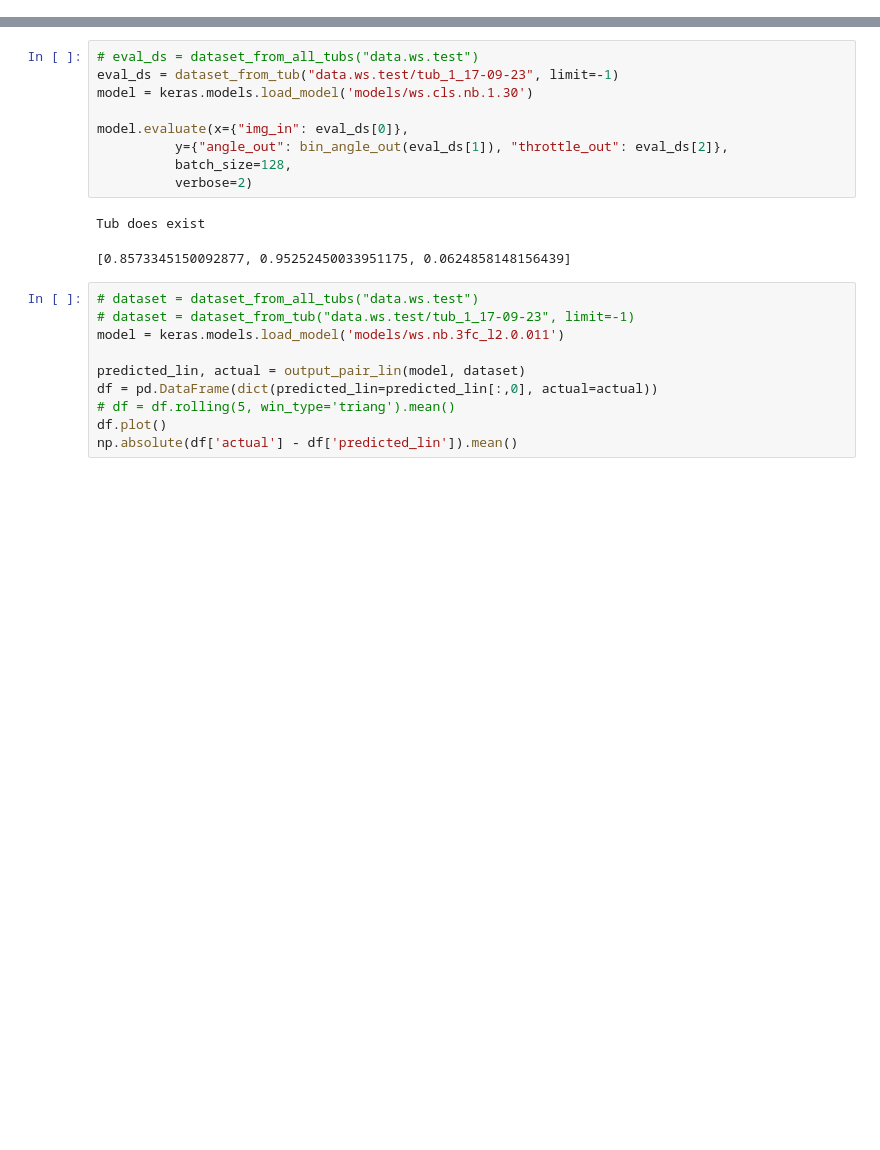
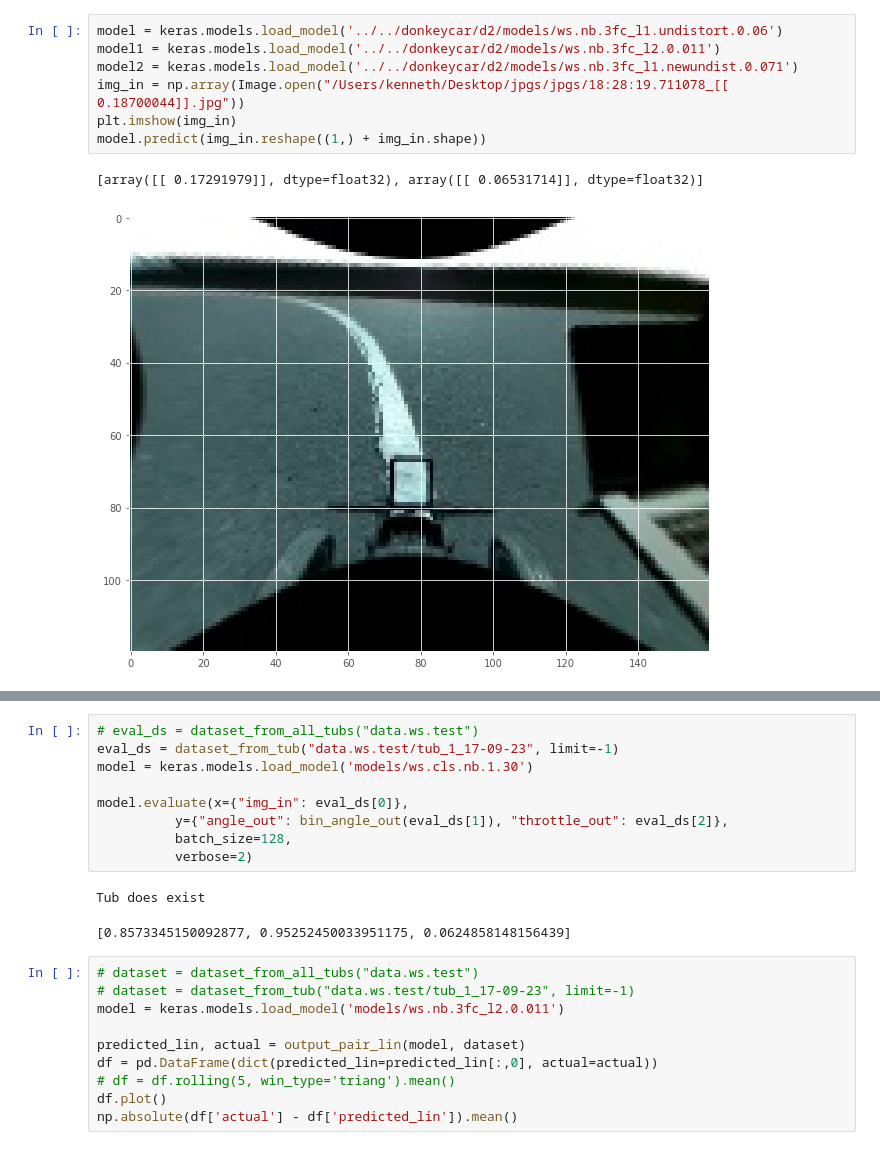
Before and after one commit to test-v1/notebooks-1, a Jupyter notebook: donkeycar/donkey2.ipynb, the cells around one changed output, grey strips where cells are left out. Drawn from its saved outputs; the diff is of its cells as text; blank space fills up the shorter version.

```diff
--- a/donkeycar/donkey2.ipynb
+++ b/donkeycar/donkey2.ipynb
@@ -53,0 +73,10 @@ def output_pair_lin(model, dataset):
+# %%
+model = keras.models.load_model('../../donkeycar/d2/models/ws.nb.3fc_l1.undistort.0.06')
+model1 = keras.models.load_model('../../donkeycar/d2/models/ws.nb.3fc_l2.0.011')
+model2 = keras.models.load_model('../../donkeycar/d2/models/ws.nb.3fc_l1.newundist.0.071')
+img_in = np.array(Image.open("/Users/kenneth/Desktop/jpgs/jpgs/18:28:19.711078_[[ 0.18700044]].jpg"))
+plt.imshow(img_in)
+model.predict(img_in.reshape((1,) + img_in.shape))
+# %% [output]
+[array([[ 0.17291979]], dtype=float32), array([[ 0.06531714]], dtype=float32)]
+[figure, added]
```
Also changed, not shown: parts of 6 cells of this notebook.
